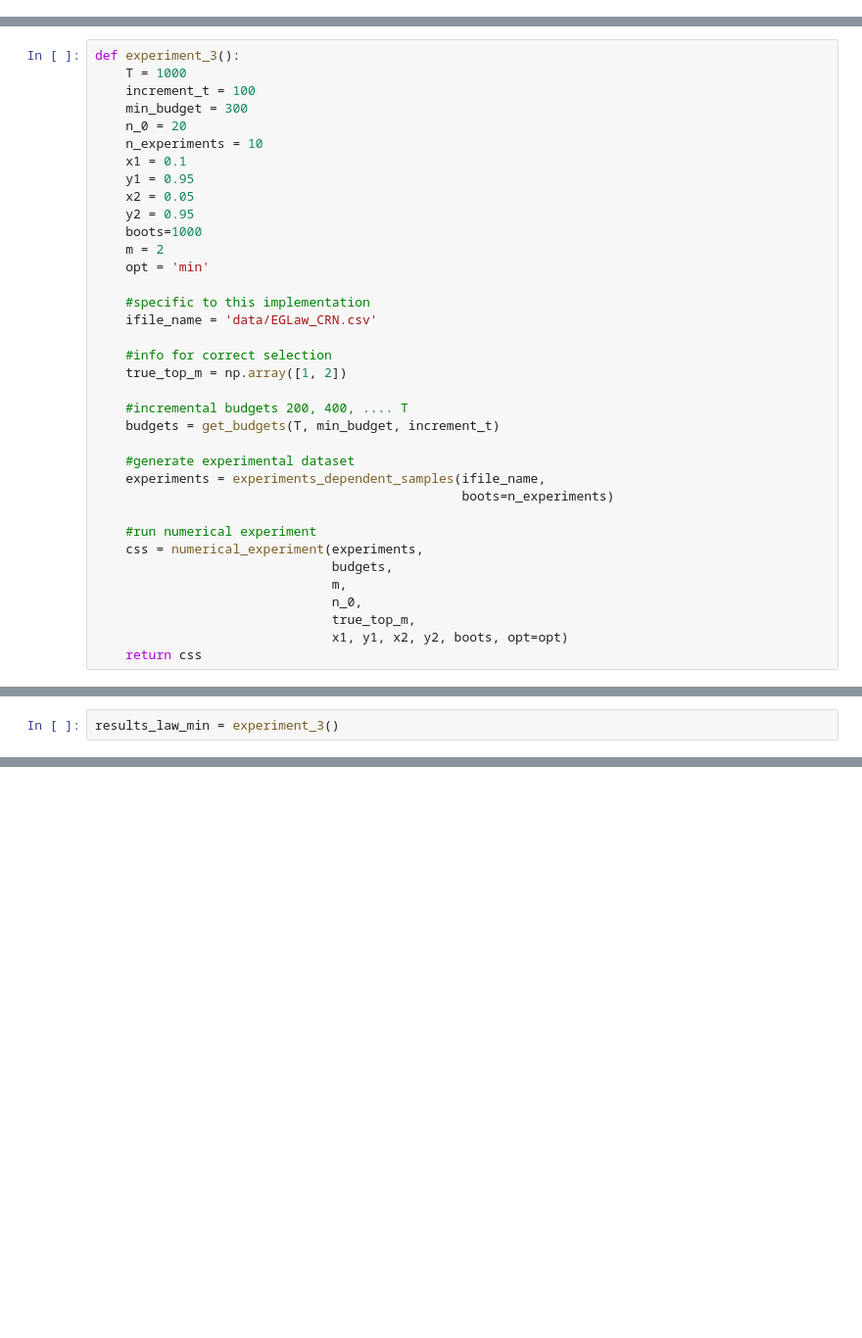
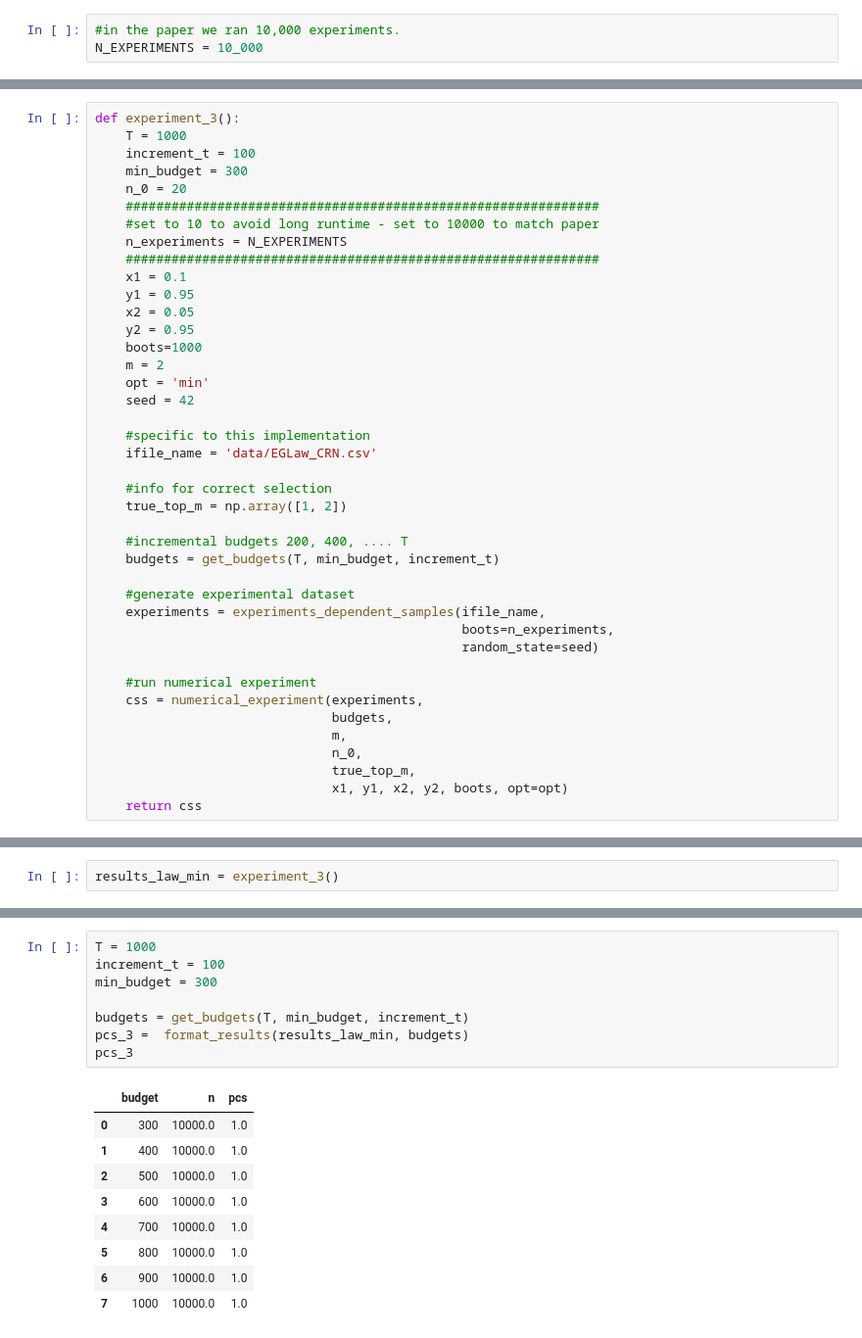
Before and after one commit to CLAHRCWessex/subset-selection-problem, a Jupyter notebook: BootComp_Experiments.ipynb, the cells around one changed output, grey strips where cells are left out. Shown at 98% size. Cells and saved outputs as stored; diff of their text form; blank space fills up the shorter version.

```diff
--- a/BootComp_Experiments.ipynb
+++ b/BootComp_Experiments.ipynb
@@ -10,0 +17,3 @@ All problems are single objective with no chance constraints.
+# %%
+#in the paper we ran 10,000 experiments.
+N_EXPERIMENTS = 10_000
@@ -358,7 +458,10 @@ def experiment_3():
     increment_t = 100
     min_budget = 300
     n_0 = 20
-    n_experiments = 10
+    ##############################################################
+    #set to 10 to avoid long runtime - set to 10000 to match paper
+    n_experiments = N_EXPERIMENTS
+    ##############################################################
     x1 = 0.1
     y1 = 0.95
     x2 = 0.05
@@ -366,6 +469,7 @@ def experiment_3():
     boots=1000
     m = 2
     opt = 'min'
+    seed = 42
 
     #specific to this implementation
     ifile_name = 'data/EGLaw_CRN.csv'
@@ -378,7 +482,8 @@ def experiment_3():
 
     #generate experimental dataset
     experiments = experiments_dependent_samples(ifile_name,
-                                                boots=n_experiments)
+                                                boots=n_experiments,
+                                                random_state=seed)
 
     #run numerical experiment
     css = numerical_experiment(experiments,
@@ -425,0 +661,18 @@ pd.DataFrame(results_law_min)
+# %%
+T = 1000
+increment_t = 100
+min_budget = 300
+
+budgets = get_budgets(T, min_budget, increment_t)
+pcs_3 =  format_results(results_law_min, budgets)
+pcs_3
+# %% [output]
+|  | budget | n | pcs |
+| 0 | 300 | 10000.0 | 1.0 |
+| 1 | 400 | 10000.0 | 1.0 |
+| 2 | 500 | 10000.0 | 1.0 |
+| 3 | 600 | 10000.0 | 1.0 |
+| 4 | 700 | 10000.0 | 1.0 |
+| 5 | 800 | 10000.0 | 1.0 |
+| 6 | 900 | 10000.0 | 1.0 |
+| 7 | 1000 | 10000.0 | 1.0 |
```
Also changed, not shown: parts of 43 cells of this notebook, 10 other files.
